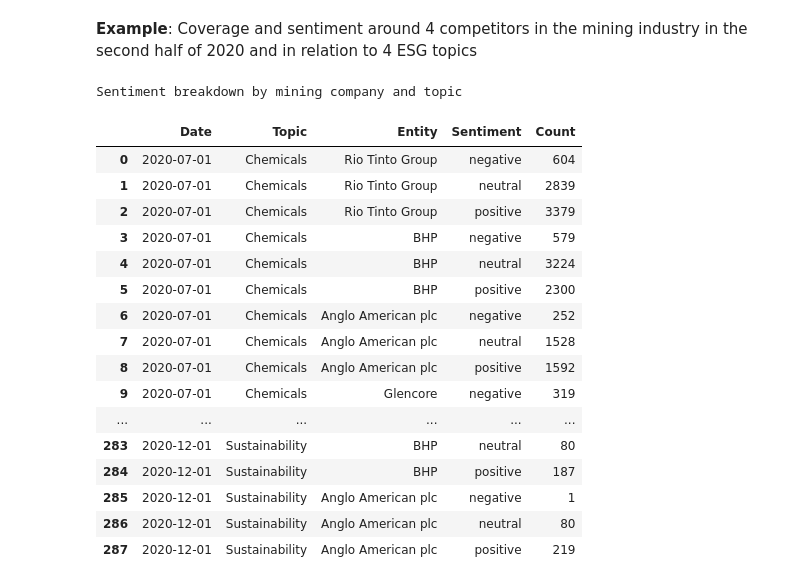
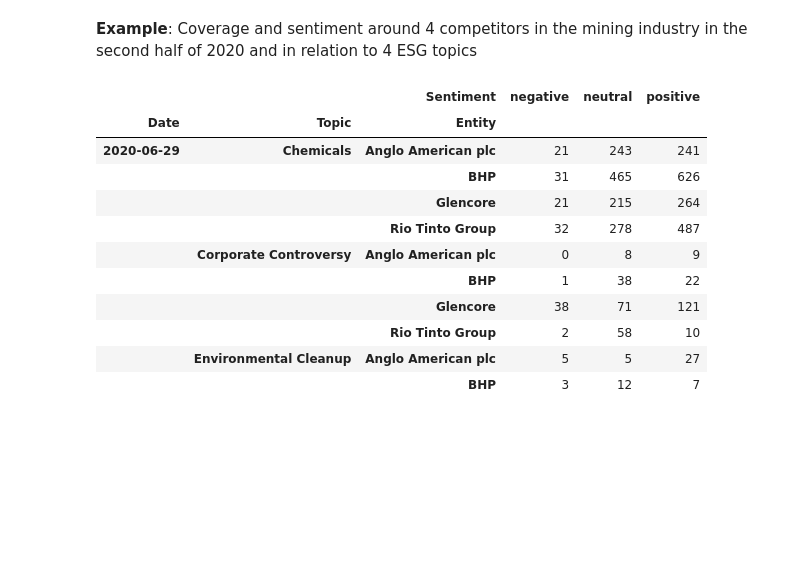
Before and after one commit to signal-ai/signal-api-tools, a Jupyter notebook: notebooks/trends_tutorial.ipynb, the cells around one changed output. Saved outputs shown, nothing was run; the diff lists cells and outputs as text; code cells hidden in the pictures; blank space fills up the shorter version.

```diff
--- a/notebooks/trends_tutorial.ipynb
+++ b/notebooks/trends_tutorial.ipynb
@@ -389,7 +475,7 @@ query = {
             "entity.sentiment"
         ],
         "options": {
-            "published-at": { "interval": "month" },
+            "published-at": { "interval": "week" },
             "topic": { "include": topic_ids },
             "entity": { "include": entity_ids }
         },
@@ -401,31 +487,29 @@ mining_companies_result = request(json=query).json()
 # %%
 df = json_normalize(mining_companies_result, 'aggregations')
 
 df = df.rename(columns={'entity.sentiment': 'Sentiment',
                         'document-count': 'Count',
                         'published-at': 'Date',
                         'topic.name': 'Topic',
                         'entity.name': 'Entity'})
 
 df = df.reindex(columns=['Date', 'Topic', 'Entity', 'Sentiment', 'Count'])
 
 df.style.set_caption('Sentiment breakdown by mining company and topic')
+
+stacked_df = df.groupby(['Date','Topic', 'Entity', 'Sentiment']).sum().unstack()
+stacked_df.columns = stacked_df.columns.droplevel(0)
+stacked_df.head(10)
 # %% [output]
-Sentiment breakdown by mining company and topic
-|  | Date | Topic | Entity | Sentiment | Count |
-| 0 | 2020-07-01 | Chemicals | Rio Tinto Group | negative | 604 |
-| 1 | 2020-07-01 | Chemicals | Rio Tinto Group | neutral | 2839 |
-| 2 | 2020-07-01 | Chemicals | Rio Tinto Group | positive | 3379 |
-| 3 | 2020-07-01 | Chemicals | BHP | negative | 579 |
-| 4 | 2020-07-01 | Chemicals | BHP | neutral | 3224 |
-| 5 | 2020-07-01 | Chemicals | BHP | positive | 2300 |
-| 6 | 2020-07-01 | Chemicals | Anglo American plc | negative | 252 |
-| 7 | 2020-07-01 | Chemicals | Anglo American plc | neutral | 1528 |
-| 8 | 2020-07-01 | Chemicals | Anglo American plc | positive | 1592 |
-| 9 | 2020-07-01 | Chemicals | Glencore | negative | 319 |
-| ... | ... | ... | ... | ... | ... |
-| 283 | 2020-12-01 | Sustainability | BHP | neutral | 80 |
-| 284 | 2020-12-01 | Sustainability | BHP | positive | 187 |
-| 285 | 2020-12-01 | Sustainability | Anglo American plc | negative | 1 |
-| 286 | 2020-12-01 | Sustainability | Anglo American plc | neutral | 80 |
-| 287 | 2020-12-01 | Sustainability | Anglo American plc | positive | 219 |
+|  |  | Sentiment | negative | neutral | positive |
+| Date | Topic | Entity |  |  |  |
+| 2020-06-29 | Chemicals | Anglo American plc | 21 | 243 | 241 |
+|  |  | BHP | 31 | 465 | 626 |
+|  |  | Glencore | 21 | 215 | 264 |
+|  |  | Rio Tinto Group | 32 | 278 | 487 |
+|  | Corporate Controversy | Anglo American plc | 0 | 8 | 9 |
+|  |  | BHP | 1 | 38 | 22 |
+|  |  | Glencore | 38 | 71 | 121 |
+|  |  | Rio Tinto Group | 2 | 58 | 10 |
+|  | Environmental Cleanup | Anglo American plc | 5 | 5 | 27 |
+|  |  | BHP | 3 | 12 | 7 |
```
Also changed, not shown: parts of 16 cells of this notebook.
